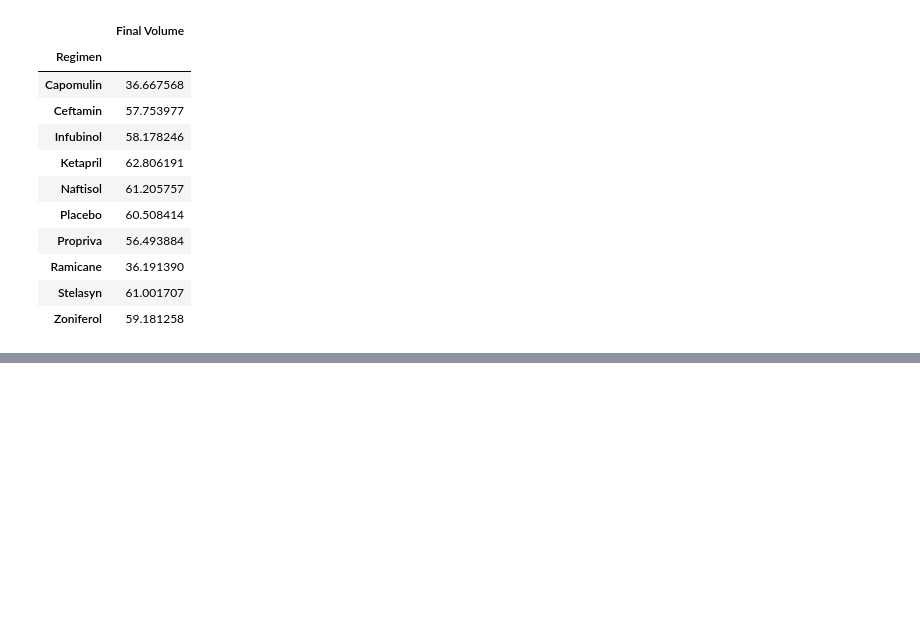
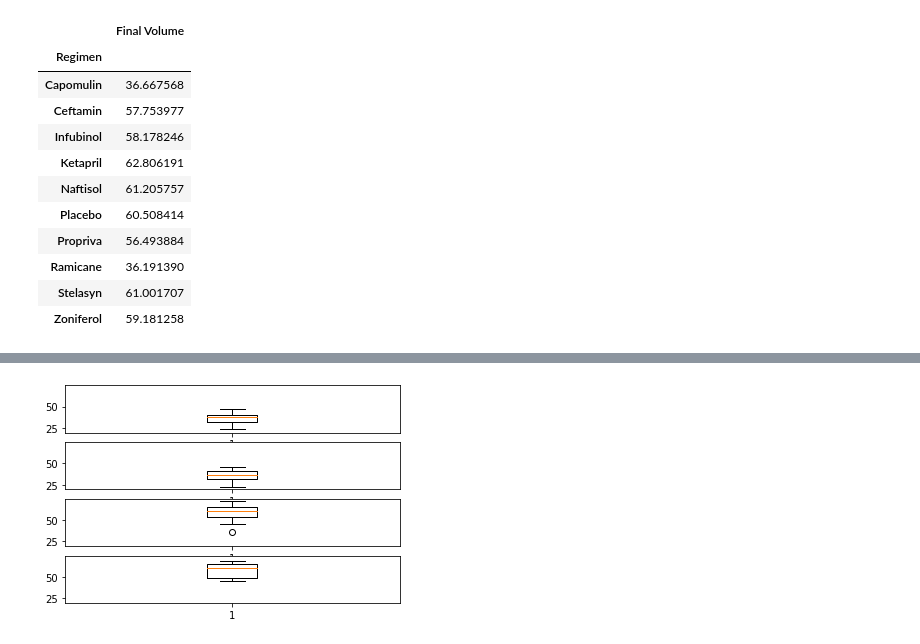
Before and after one commit to asundquistdavis/MatPlotLib-Challenge, a Jupyter notebook: PyMaceuticals/main.ipynb, the cells around one changed output, grey strips where cells are left out. Cells and saved outputs as stored; diff of their text form; code cells hidden in the pictures; blank space fills up the shorter version.

Commit message:
Worked on boxplots section

```diff
--- a/PyMaceuticals/main.ipynb
+++ b/PyMaceuticals/main.ipynb
@@ -273,0 +257,8 @@ study_df.groupby('Mouse ID').max()
+# %%
+# Create df that stores maximum timepoint for each mouse ID
+greatest_timepoint_by_ID = study_df.groupby('Mouse ID').max()['Timepoint']
+
+# Merge new df with original on ID and timepoint for each pair of ID and timepoint from the new df (the one that only has the maximun timepoints)
+greatest_timepoint_by_ID = pd.merge(greatest_timepoint_by_ID, study_df, on=['Mouse ID','Timepoint'], how='left')
+
+greatest_timepoint_by_ID
@@ -273,0 +279,30 @@ study_df.groupby('Mouse ID').max()
+# %%
+# Create a list of Drug Regimens of interest
+drugs = ['Capomulin', 'Ramicane', 'Infubinol', 'Ceftamin']
+
+# Create a list that stores the max size of tumor for each drug regimen
+ax = (ax_cap, ax_ram, ax_inf, ax_cet)
+
+fig, ax = plt.subplots(4, sharey=True)
+
+# Loop through the different drug regimens
+for index, drug in enumerate(drugs):
+
+    # Get  all tumor volumes at max timepoint for current regimen
+    final_volume = greatest_timepoint_by_ID.loc[greatest_timepoint_by_ID['Drug Regimen'] == drug, :]
+
+    # Read quartiles
+    quars = final_volume['Tumor Volume (mm3)'].quantile([.25,.5,.75])
+
+    # Store outliers
+    outliers = final_volume.loc[(final_volume['Tumor Volume (mm3)'] > (quars[.75] + 1.5 * (quars[.75] - quars[.25]))) |
+                                (final_volume['Tumor Volume (mm3)'] < (quars[.25] - 1.5 * (quars[.75] - quars[.25]))), :]
+    #print(f'Outliers are greater than {(quars[.75] + 1.5 * (quars[.75] - quars[.25]))} and less that {(quars[.25] - 1.5 * (quars[.75] - quars[.25]))}')
+    #print(final_volume)
+    #print(outliers)
+    ax[index].boxplot(final_volume['Tumor Volume (mm3)'])
+    ax[index].set
+
+plt.show()
+# %% [output]
+[figure, added]
```
Also changed, not shown: parts of 4 cells of this notebook.
